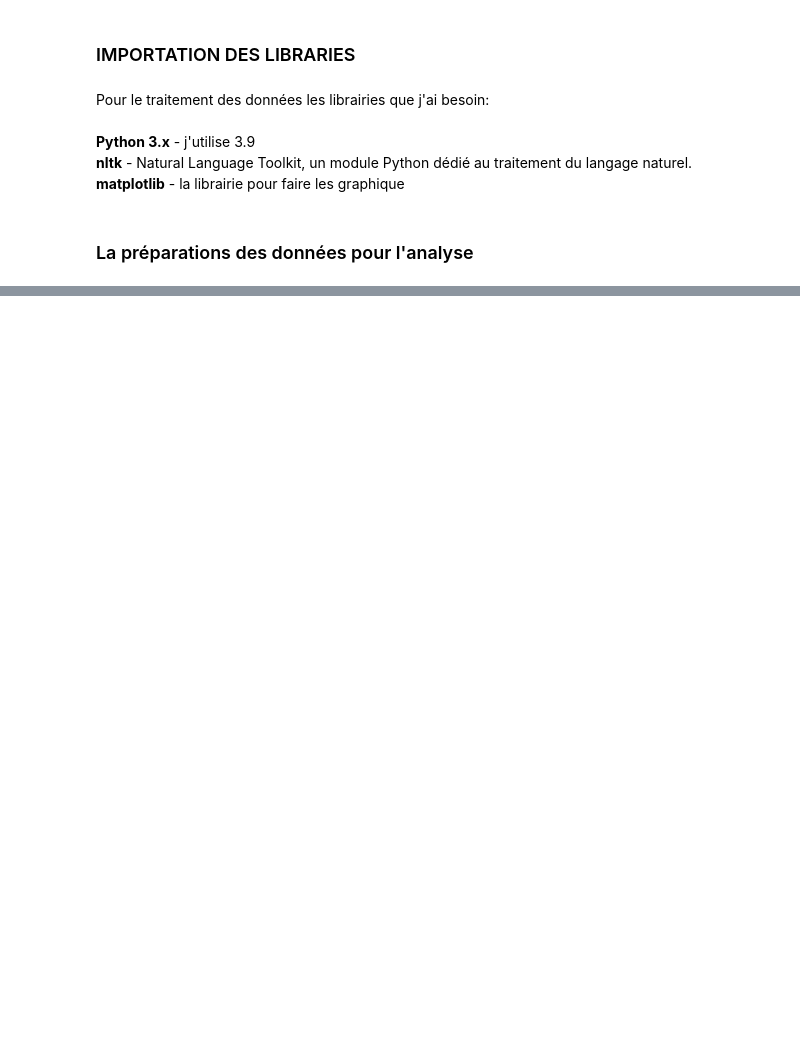
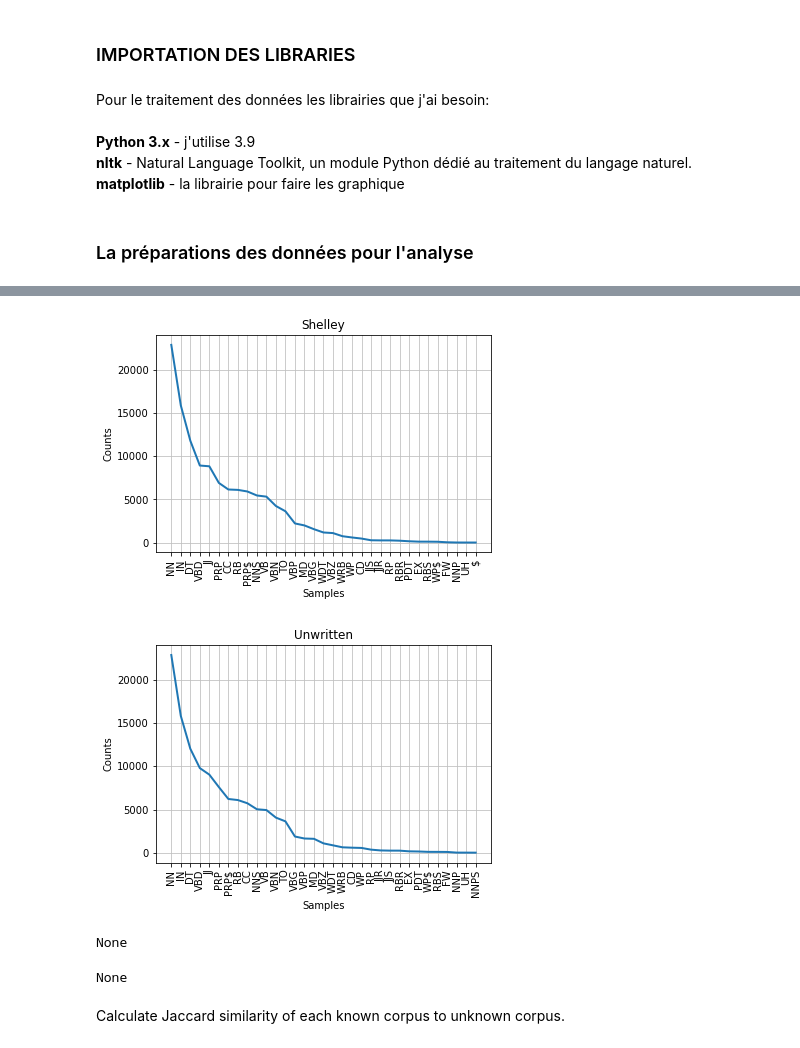
Before and after one commit to NoxuuLab/stylometry, a Jupyter notebook: stylometry.ipynb, the cells around one changed output, grey strips where cells are left out. Cells and saved outputs as stored; diff of their text form; code cells hidden in the pictures; blank space fills up the shorter version.

```diff
--- a/stylometry.ipynb
+++ b/stylometry.ipynb
@@ -161,14 +103,0 @@ word_length_test(words_from_book, len_shortest_corpus)
-# %%
-def parts_of_speech_test(words_from_book, len_shortest_corpus):
-    by_author_pos_freq_dist = dict()
-    plt.figure(3)
-    for i, author in enumerate(words_from_book):
-        pos_by_author = [pos[1] for pos in nltk.pos_tag(words_from_book[author]
-                                                        [:len_shortest_corpus])]
-        by_author_pos_freq_dist[author] = nltk.FreqDist(pos_by_author)
-        by_author_pos_freq_dist[author].plot(35,
-                                             label=author,
-                                             linestyle=LINES[i],
-                                             title='Part of Speech')
-    plt.legend()
-    plt.show()
@@ -236,0 +158,13 @@ KeyError: 'unknown'
+# %%
+def parts_of_speech_test(words_by_author, len_shortest_corpus):
+    by_author_pos_freq_dist = dict()
+    for i, author in enumerate(words_by_author):
+        pos_by_author = [pos[1] for pos in nltk.pos_tag(words_by_author[author]
+                                                        [:len_shortest_corpus])]
+        by_author_pos_freq_dist[author] = nltk.FreqDist(pos_by_author)
+        by_author_pos_freq_dist[author].plot(35,title=author)
+# %%
+parts_of_speech_test(words_by_author, len_shortest_corpus)
+# %% [output]
+[figure, new version]
+[figure, new version]
@@ -236,0 +175,4 @@ KeyError: 'unknown'
+# %%
+print(delta_test(words_by_author))
+# %% [output]
+None
@@ -237,2 +188,8 @@ KeyError: 'unknown'
+# %%
+print(delta_method_test(words_by_author))
+# %% [output]
+None
+# %% [markdown]
+ Calculate Jaccard similarity of each known corpus to unknown corpus.
 # %%
 def jaccard_test(words_by_author, len_shortest_corpus):
```
Also changed, not shown: parts of 32 cells of this notebook, 2 other files.
